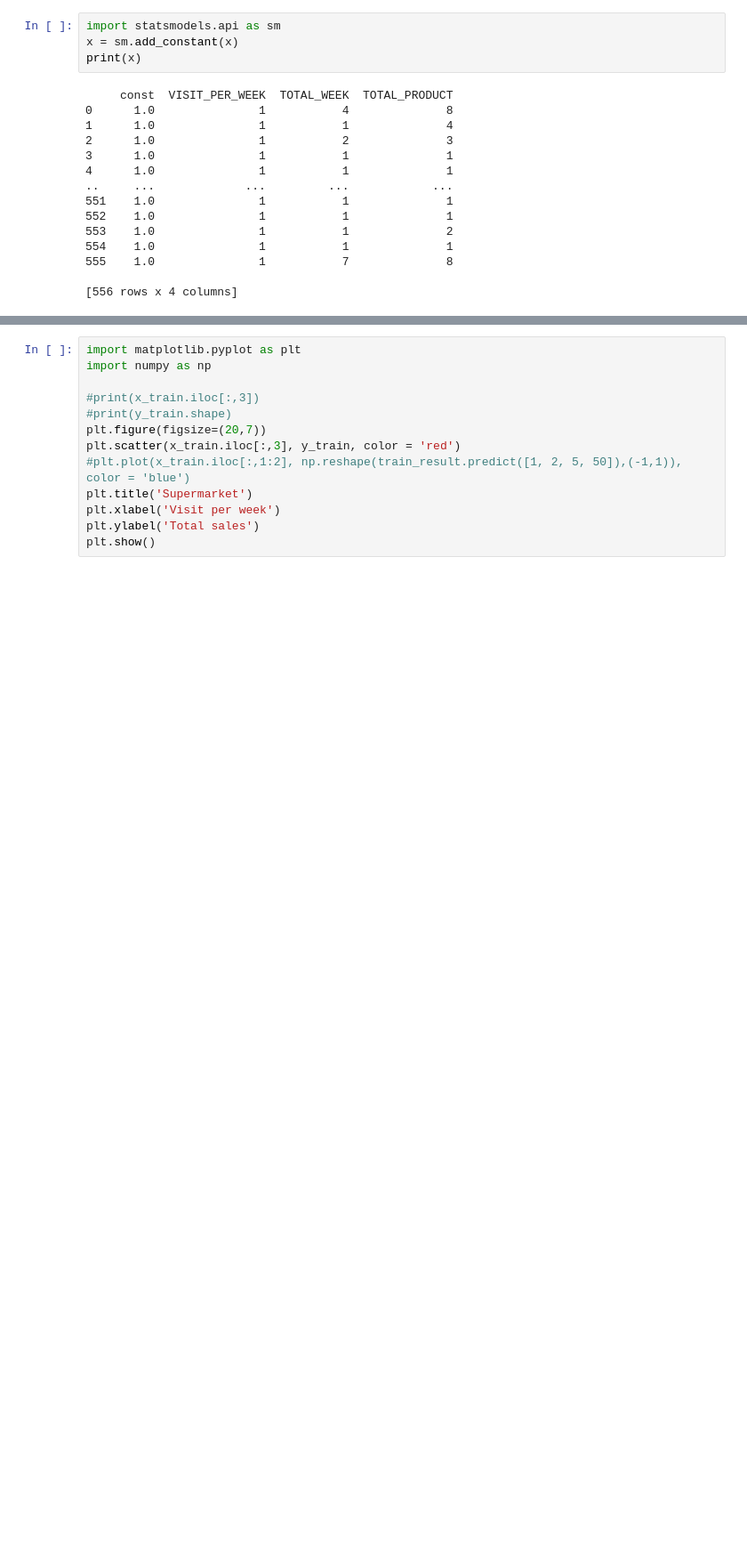
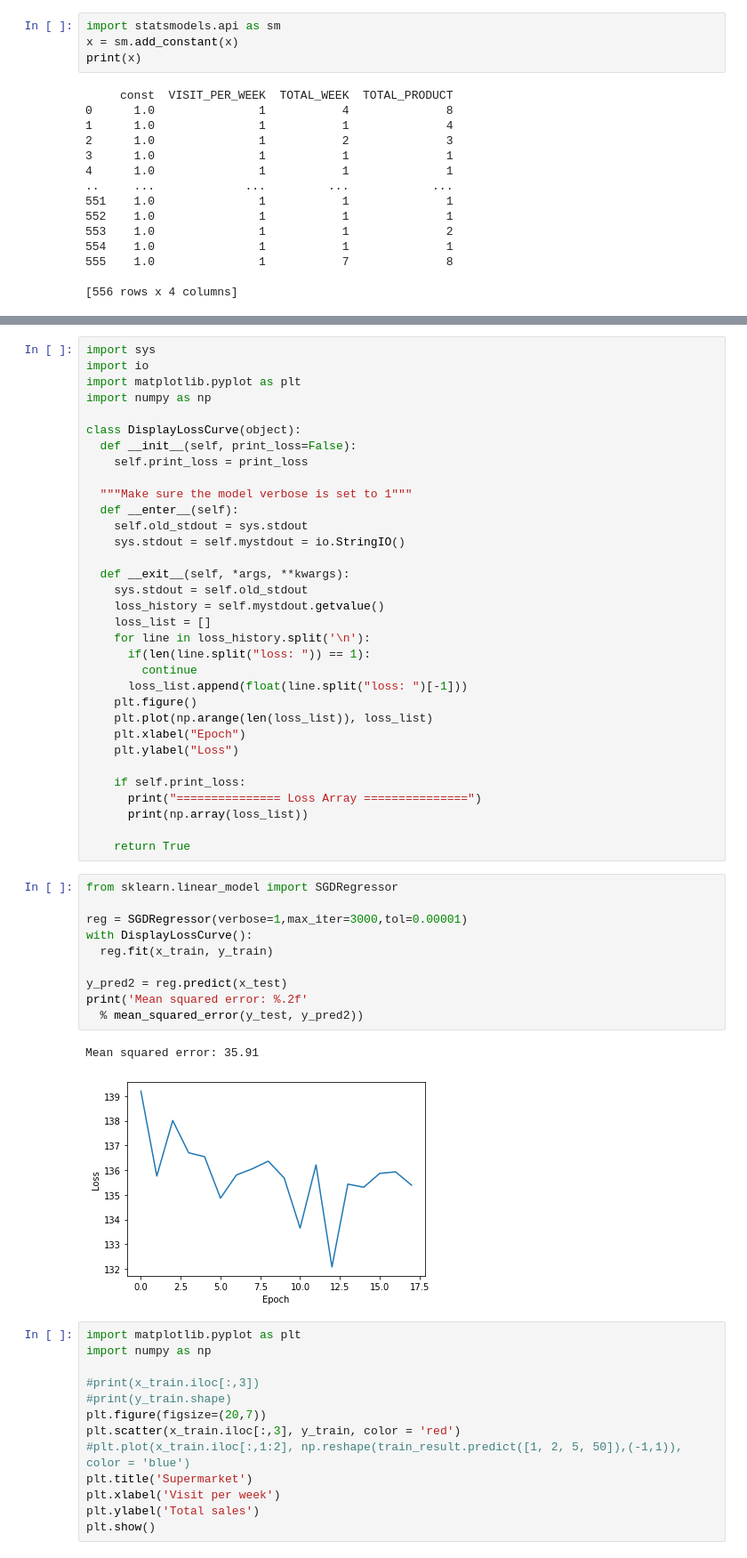
Before and after one commit to pongsrue/Automated_Tools-, a Jupyter notebook: Module3_1.ipynb, the cells around one changed output, grey strips where cells are left out. Shown: that part at 89% size. Drawn from its saved outputs; the diff is of its cells as text; blank space fills up the shorter version.

```diff
--- a/Module3_1.ipynb
+++ b/Module3_1.ipynb
@@ -121,3 +164,49 @@ Mean squared error: 38.28
+# %%
+import sys
+import io
+import matplotlib.pyplot as plt
+import numpy as np
+
+class DisplayLossCurve(object):
+  def __init__(self, print_loss=False):
+    self.print_loss = print_loss
+
+  """Make sure the model verbose is set to 1"""
+  def __enter__(self):
+    self.old_stdout = sys.stdout
+    sys.stdout = self.mystdout = io.StringIO()
+
+  def __exit__(self, *args, **kwargs):
+    sys.stdout = self.old_stdout
+    loss_history = self.mystdout.getvalue()
+    loss_list = []
+    for line in loss_history.split('\n'):
+      if(len(line.split("loss: ")) == 1):
+        continue
+      loss_list.append(float(line.split("loss: ")[-1]))
+    plt.figure()
+    plt.plot(np.arange(len(loss_list)), loss_list)
+    plt.xlabel("Epoch")
+    plt.ylabel("Loss")
+
+    if self.print_loss:
+      print("=============== Loss Array ===============")
+      print(np.array(loss_list))
+
+    return True
+# %%
+from sklearn.linear_model import SGDRegressor
+
+reg = SGDRegressor(verbose=1,max_iter=3000,tol=0.00001)
+with DisplayLossCurve():
+  reg.fit(x_train, y_train)
+
+y_pred2 = reg.predict(x_test)
+print('Mean squared error: %.2f'
+  % mean_squared_error(y_test, y_pred2))
+# %% [output]
+Mean squared error: 35.91
+[figure, added]
 # %%
 import matplotlib.pyplot as plt
 import numpy as np
```
Also changed, not shown: parts of 13 cells of this notebook.
